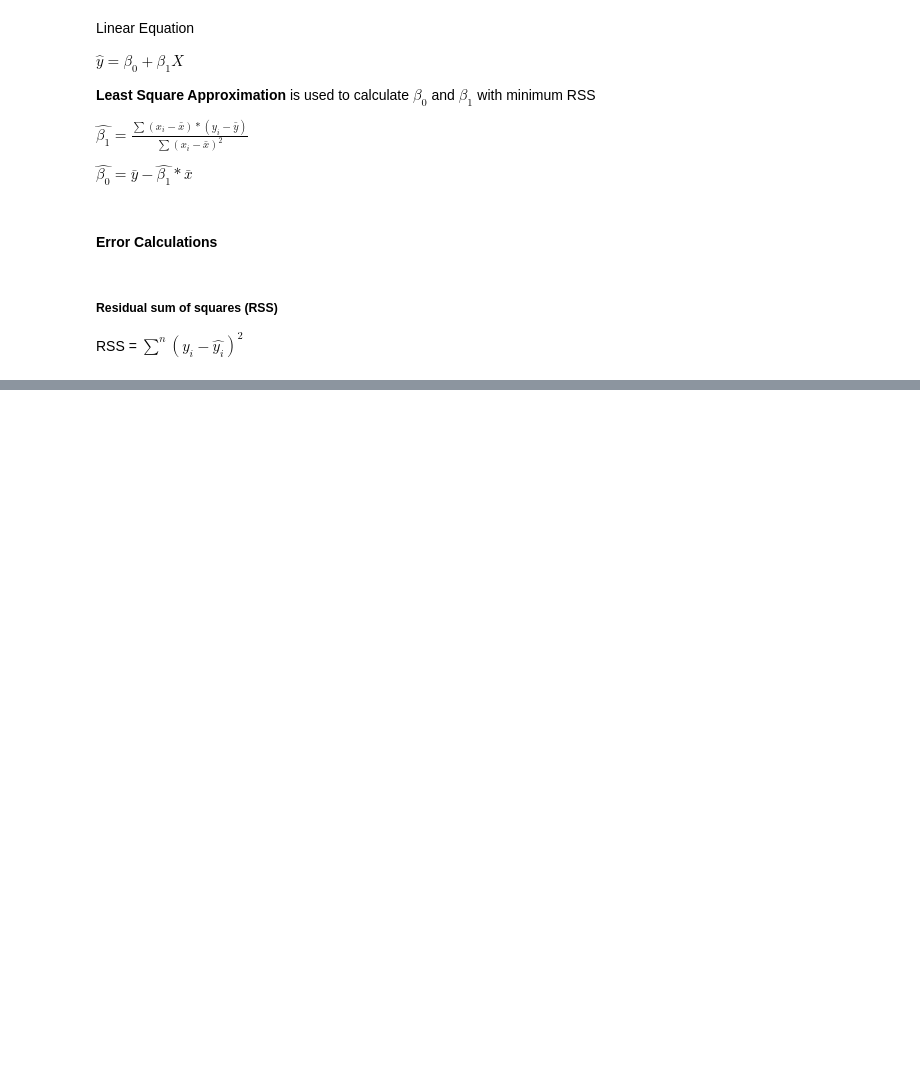
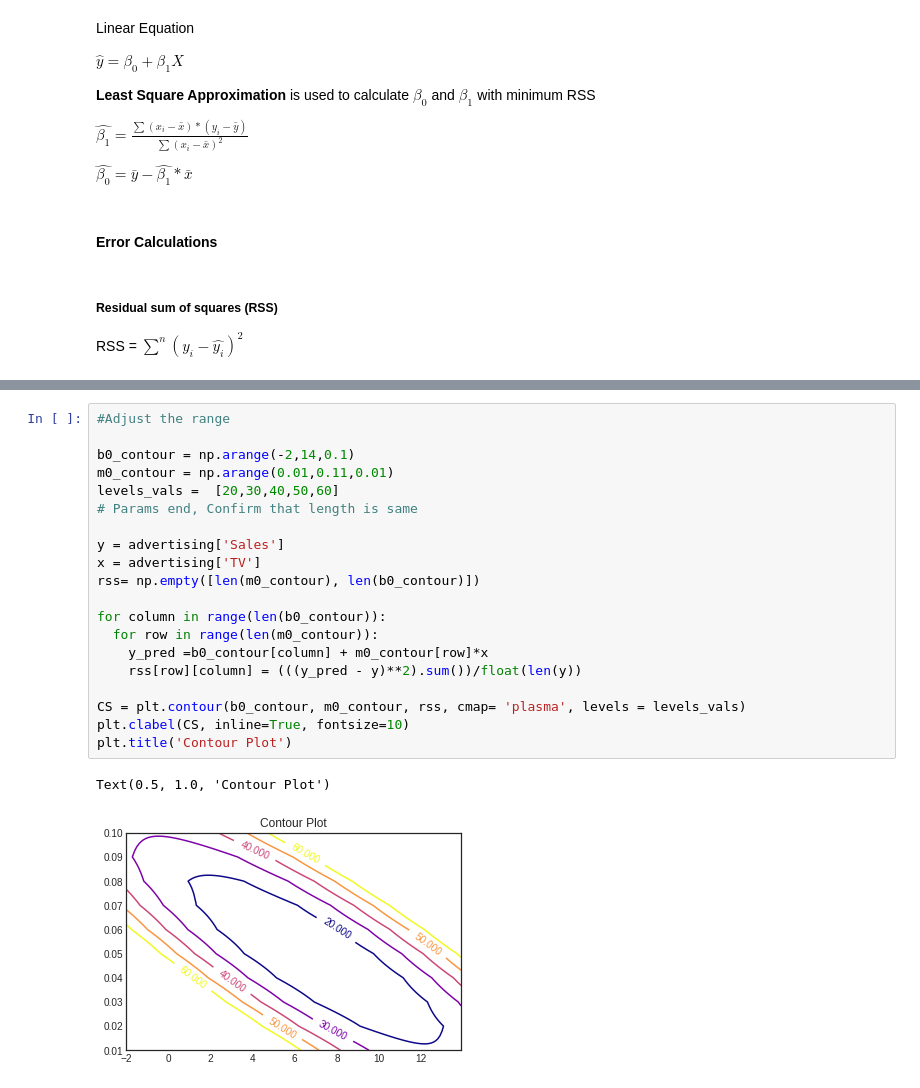
Before and after one commit to annsarapaul/ISLR-python, a Jupyter notebook: Notebooks/Ann/Chapter 3.ipynb, the cells around one changed output, grey strips where cells are left out. Drawn from its saved outputs; the diff is of its cells as text; blank space fills up the shorter version.

```diff
--- a/Notebooks/Ann/Chapter 3.ipynb
+++ b/Notebooks/Ann/Chapter 3.ipynb
@@ -83,0 +118,23 @@ RSS = $\sum_{}^{n}(y_{i} - \hat{y_{i}})^2$
+# %%
+#Adjust the range
+
+b0_contour = np.arange(-2,14,0.1)
+m0_contour = np.arange(0.01,0.11,0.01)
+levels_vals =  [20,30,40,50,60]
+# Params end, Confirm that length is same
+
+y = advertising['Sales']
+x = advertising['TV']
+rss= np.empty([len(m0_contour), len(b0_contour)])
+
+for column in range(len(b0_contour)):
+  for row in range(len(m0_contour)):
+    y_pred =b0_contour[column] + m0_contour[row]*x
+    rss[row][column] = (((y_pred - y)**2).sum())/float(len(y))
+
+CS = plt.contour(b0_contour, m0_contour, rss, cmap= 'plasma', levels = levels_vals)
+plt.clabel(CS, inline=True, fontsize=10)
+plt.title('Contour Plot')
+# %% [output]
+Text(0.5, 1.0, 'Contour Plot')
+[figure, added]
```
Also changed, not shown: parts of 5 cells of this notebook.
